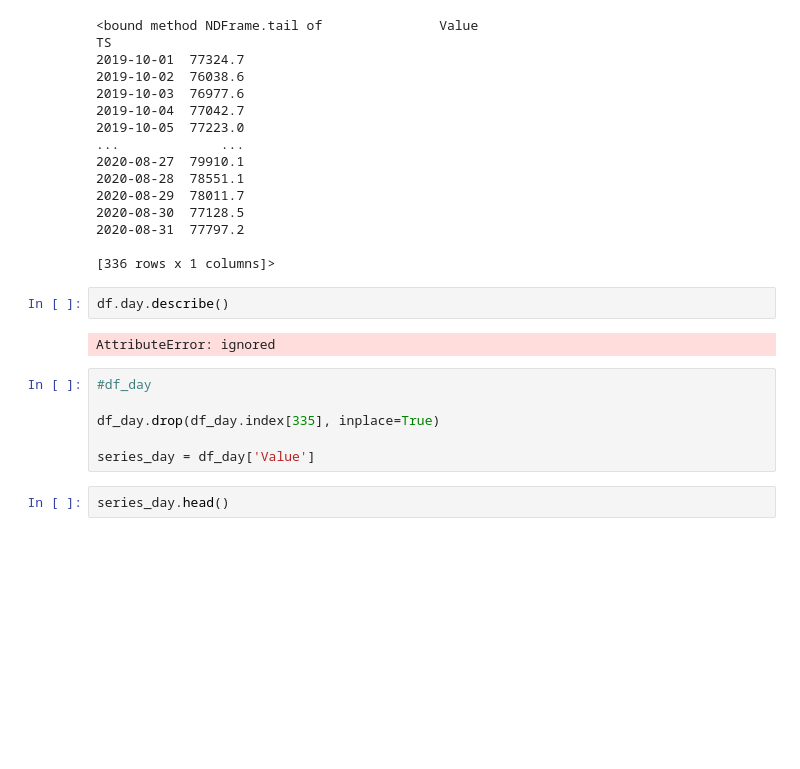
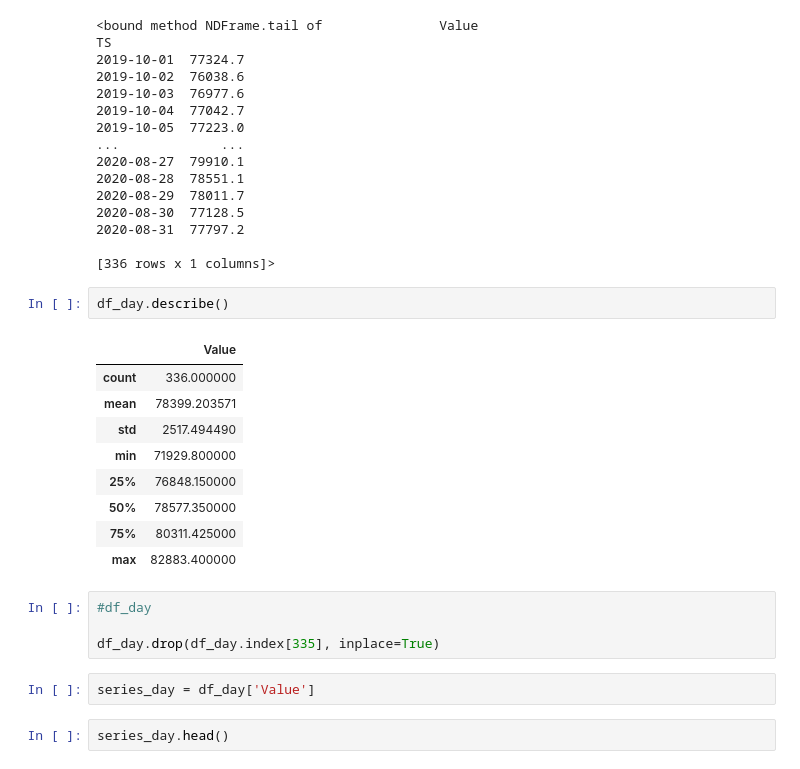
Before and after one commit to oneway-kim/RPA-WEB-2023, a Jupyter notebook: Time_Series/1_ETS_Decomposition.ipynb, the cells around one changed output. Cells and saved outputs as stored; diff of their text form; blank space fills up the shorter version.

```diff
--- a/Time_Series/1_ETS_Decomposition.ipynb
+++ b/Time_Series/1_ETS_Decomposition.ipynb
@@ -64,16 +64,24 @@ TS
 2020-08-31  77797.2
 
 [336 rows x 1 columns]>
-# %%
-df.day.describe()
-# %% [output]
-AttributeError: ignored
+# %%
+df_day.describe()
+# %% [output]
+|  | Value |
+| count | 336.000000 |
+| mean | 78399.203571 |
+| std | 2517.494490 |
+| min | 71929.800000 |
+| 25% | 76848.150000 |
+| 50% | 78577.350000 |
+| 75% | 80311.425000 |
+| max | 82883.400000 |
 # %%
 #df_day
 
 df_day.drop(df_day.index[335], inplace=True)
-
-series_day = df_day['Value']
+# %%
+series_day = df_day['Value']
 # %%
 series_day.head()
 # %% [output]
```
Also changed, not shown: parts of 1 cell of this notebook.
